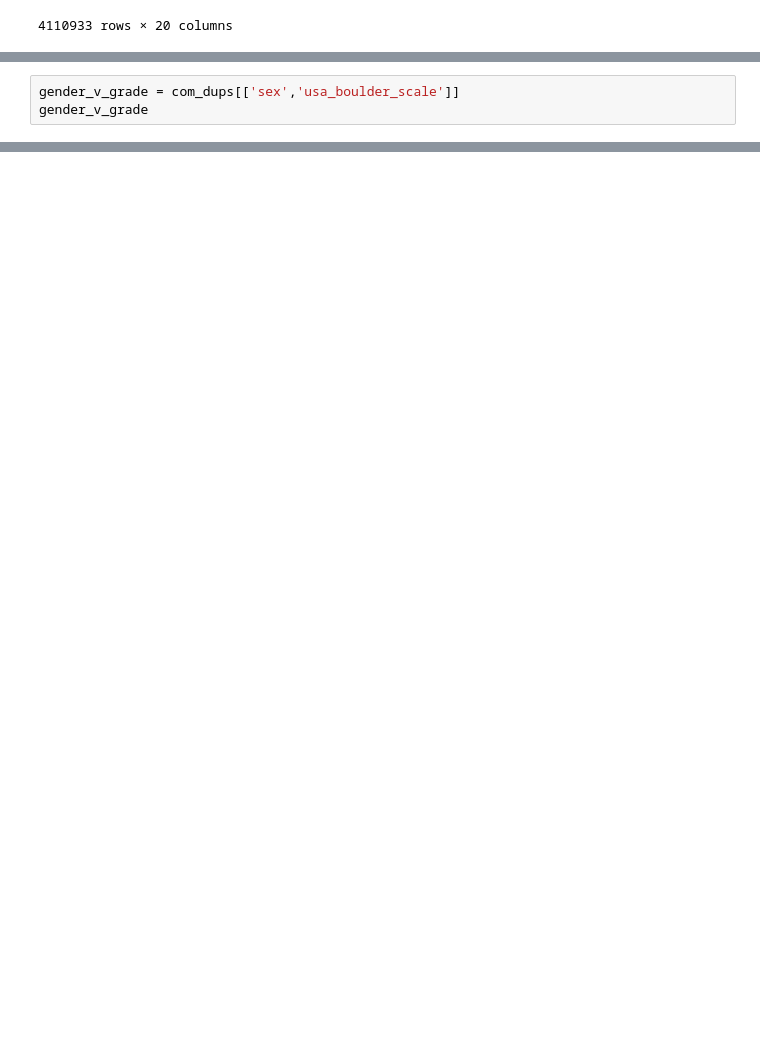
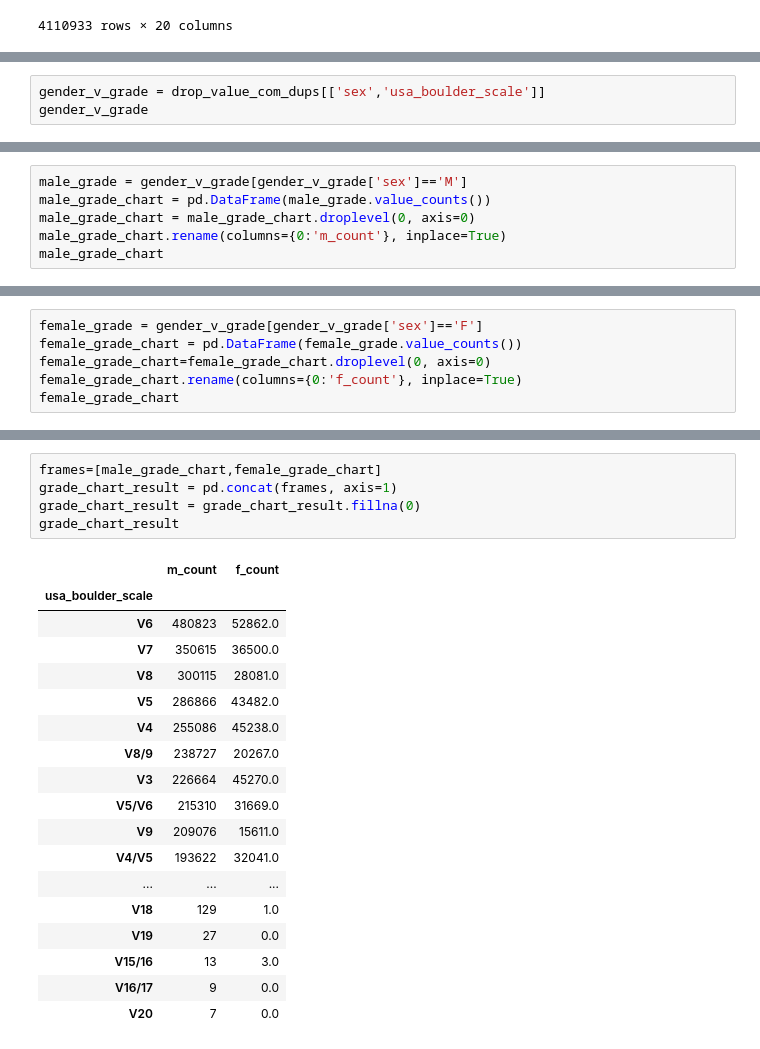
Before and after one commit to kchiev215/Passion_project, a Jupyter notebook: Data Analysis.ipynb, the cells around one changed output, grey strips where cells are left out. Drawn from its saved outputs; the diff is of its cells as text; blank space fills up the shorter version.

```diff
--- a/Data Analysis.ipynb
+++ b/Data Analysis.ipynb
@@ -255,3 +294,3 @@ com_dups
 # %%
-gender_v_grade = com_dups[['sex','usa_boulder_scale']]
+gender_v_grade = drop_value_com_dups[['sex','usa_boulder_scale']]
 gender_v_grade
@@ -263,0 +311,6 @@ female_grade
+# %%
+male_grade = gender_v_grade[gender_v_grade['sex']=='M']
+male_grade_chart = pd.DataFrame(male_grade.value_counts())
+male_grade_chart = male_grade_chart.droplevel(0, axis=0)
+male_grade_chart.rename(columns={0:'m_count'}, inplace=True)
+male_grade_chart
@@ -263,0 +336,6 @@ female_grade
+# %%
+female_grade = gender_v_grade[gender_v_grade['sex']=='F']
+female_grade_chart = pd.DataFrame(female_grade.value_counts())
+female_grade_chart=female_grade_chart.droplevel(0, axis=0)
+female_grade_chart.rename(columns={0:'f_count'}, inplace=True)
+female_grade_chart
@@ -263,0 +361,24 @@ female_grade
+# %%
+frames=[male_grade_chart,female_grade_chart]
+grade_chart_result = pd.concat(frames, axis=1)
+grade_chart_result = grade_chart_result.fillna(0)
+grade_chart_result
+# %% [output]
+|  | m_count | f_count |
+| usa_boulder_scale |  |  |
+| V6 | 480823 | 52862.0 |
+| V7 | 350615 | 36500.0 |
+| V8 | 300115 | 28081.0 |
+| V5 | 286866 | 43482.0 |
+| V4 | 255086 | 45238.0 |
+| V8/9 | 238727 | 20267.0 |
+| V3 | 226664 | 45270.0 |
+| V5/V6 | 215310 | 31669.0 |
+| V9 | 209076 | 15611.0 |
+| V4/V5 | 193622 | 32041.0 |
+| ... | ... | ... |
+| V18 | 129 | 1.0 |
+| V19 | 27 | 0.0 |
+| V15/16 | 13 | 3.0 |
+| V16/17 | 9 | 0.0 |
+| V20 | 7 | 0.0 |
```
Also changed, not shown: parts of 12 cells of this notebook.
